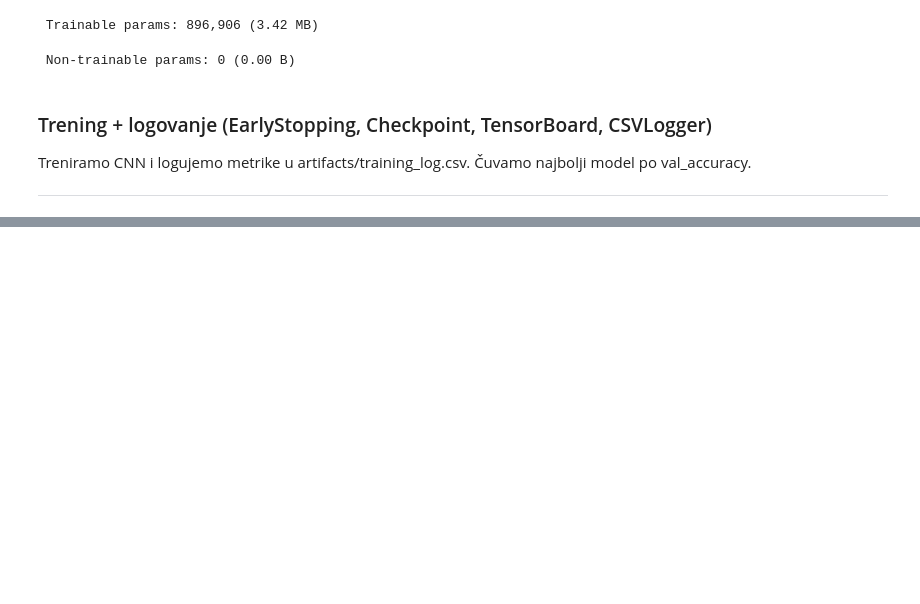
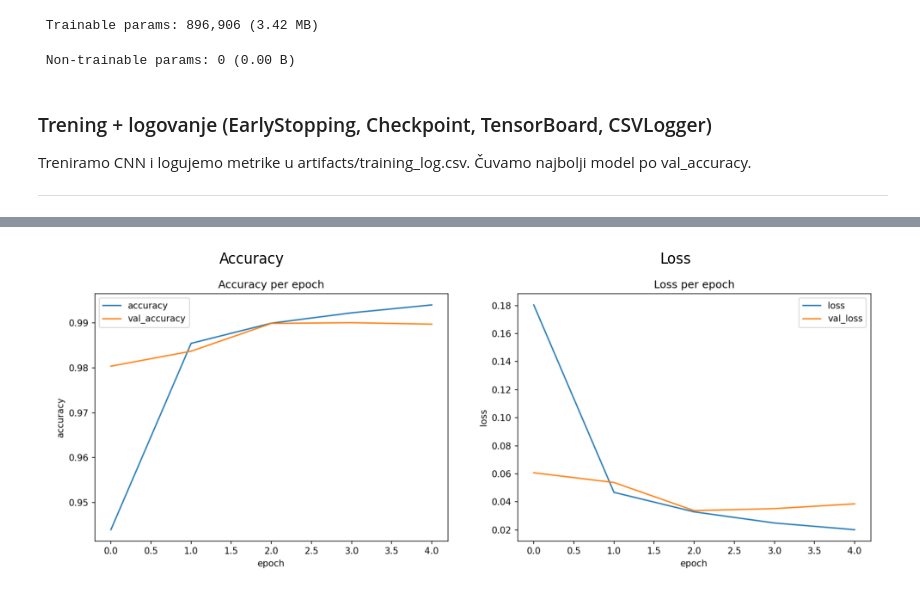
Before and after one commit to teodora525/OCR, a Jupyter notebook: notebookForOcr/notebookOCR.ipynb, the cells around one changed output, grey strips where cells are left out. Drawn from its saved outputs; the diff is of its cells as text; code cells hidden in the pictures; blank space fills up the shorter version.

```diff
--- a/notebookForOcr/notebookOCR.ipynb
+++ b/notebookForOcr/notebookOCR.ipynb
@@ -186,18 +203,0 @@ Best model: c:\Users\Jovana\Desktop\Faks\Semestri\SestiSemestar\RacunarskaInteli
-# %%
-# 1) Sveže učitaj modul (u slučaju da je već bio importovan)
-import importlib
-import src.ocr.eval.plot_training as pt
-importlib.reload(pt)
-
-# 2) Podesi putanje koje želiš (menjamo module-level promenljive)
-pt.CSV_PATH = "artifacts/training_log.csv"
-pt.OUT_ACC  = "artifacts/accuracy_curve.png"
-pt.OUT_LOSS = "artifacts/loss_curve.png"
-
-# 3) Pozovi postojeći main() BEZ argumenata
-pt.main()
-
-# 4) Prikaži slike u notebooku
-from IPython.display import Image, display
-display(Image(filename=pt.OUT_ACC))
-display(Image(filename=pt.OUT_LOSS))
@@ -205,0 +214,19 @@ FileNotFoundError: Nema artifacts/training_log.csv. Pokreni trening da se CSV ge
+# %%
+importlib.reload(pt)
+
+pt.CSV_PATH = str(PROJECT_ROOT / "artifacts" / "training_log.csv")
+pt.OUT_ACC  = str(PROJECT_ROOT / "artifacts" / "accuracy_curve.png")
+pt.OUT_LOSS = str(PROJECT_ROOT / "artifacts" / "loss_curve.png")
+
+pt.main()
+
+fig, axes = plt.subplots(1, 2, figsize=(10, 4))  # širina i visina figure
+for ax, path, title in zip(axes, [pt.OUT_ACC, pt.OUT_LOSS], ["Accuracy", "Loss"]):
+    img = mpimg.imread(path)
+    ax.imshow(img)
+    ax.axis("off")
+    ax.set_title(title, fontsize=12)
+
+plt.tight_layout()
+plt.show()
+# %% [output]
@@ -205,0 +235 @@ FileNotFoundError: Nema artifacts/training_log.csv. Pokreni trening da se CSV ge
+[figure, added]
```
Also changed, not shown: parts of 20 cells of this notebook, 11 other files.
